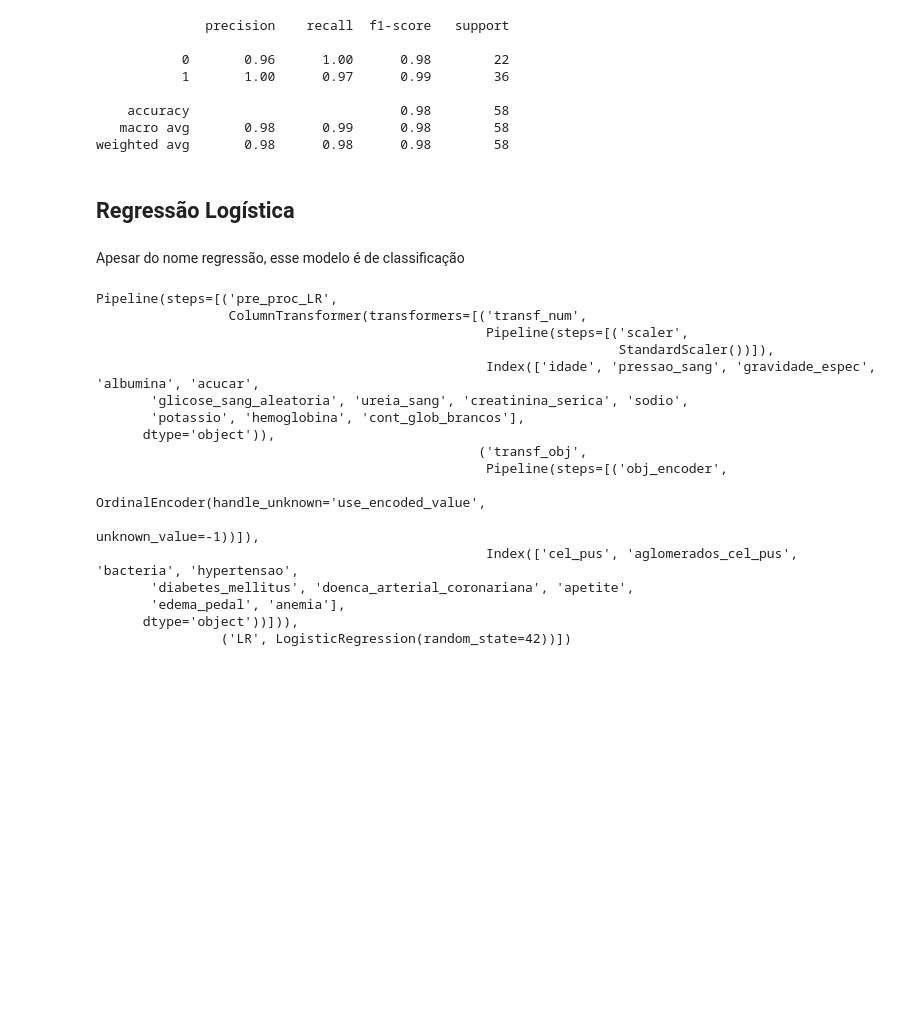
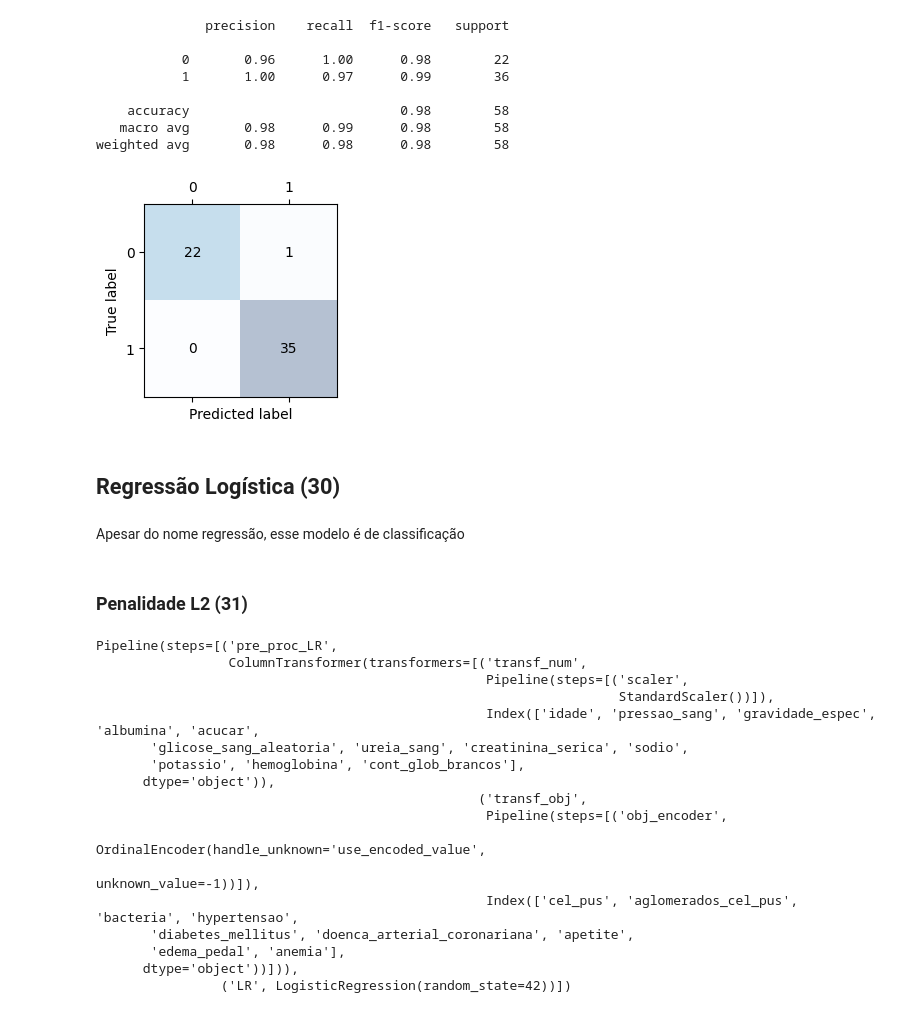
Before and after one commit to bbastos1310/projeto_mod5, a Jupyter notebook: projeto_modulo5.ipynb, the cells around one changed output. Cells and saved outputs as stored; diff of their text form; code cells hidden in the pictures; blank space fills up the shorter version.

```diff
--- a/projeto_modulo5.ipynb
+++ b/projeto_modulo5.ipynb
@@ -595,19 +917,20 @@ plt.show()
 # %% [markdown]
 ### Random Search
 # %%
-param_range_rs = {'Tree__max_depth': range(1,11)}
+param_range_rs = [{'Forest__n_estimators': range(20, 100, 5),
+                   'Forest__max_depth': [4, 6, 8]}]
 
-
-rs_tree = RandomizedSearchCV( estimator = pipe_tree,
+rs = RandomizedSearchCV( estimator = pipe_forest,
                          param_distributions = param_range_rs,
                          scoring = 'f1',
                          cv = 10,
                          refit = True,
                          n_jobs = -1,
                          random_state = 42,
-                         n_iter = 3)
-rs_tree = rs_tree.fit(X_train, y_train)
-rs_tree.best_score_
+                         n_iter = 6)
+
+rs = rs.fit(X_train, y_train)
+rs.best_score_
 # %% [output]
 0.9712418300653596
 # %%
@@ -649,5 +956,5 @@ tree.plot_tree(rs_tree.best_estimator_['Tree'],
 # %%
-y_pred = rs_tree.best_estimator_.predict(X_test)
+y_pred = rs.best_estimator_.predict(X_test)
 print(classification_report(y_pred, y_test))
 # %% [output]
               precision    recall  f1-score   support
@@ -658,8 +965,23 @@ print(classification_report(y_pred, y_test))
     accuracy                           0.98        58
    macro avg       0.98      0.99      0.98        58
 weighted avg       0.98      0.98      0.98        58
+# %%
+confmat = confusion_matrix(y_true = y_test, y_pred = y_pred)
+fig, cm_RF = plt.subplots(figsize=(2.5, 2.5))
+cm_RF.matshow(confmat, cmap=plt.cm.Blues, alpha=0.3)
+
+for i in range(confmat.shape[0]):
+    for j in range(confmat.shape[1]):
+        cm_RF.text(x=j, y=i,
+            s=confmat[i, j],
+            va='center', ha='center')
+plt.xlabel('Predicted label')
+plt.ylabel('True label')
+plt.show()
+# %% [output]
+[figure, added]
 # %% [markdown]
-## Regressão Logística
+## Regressão Logística (30)
 # %%
 pre_processing_LR = ColumnTransformer([
     ('transf_num', pipe_num, list_col_numx),
@@ -667,6 +989,8 @@ pre_processing_LR = ColumnTransformer([
 ])
 # %% [markdown]
 Apesar do nome regressão, esse modelo é de classificação
+# %% [markdown]
+### Penalidade L2 (31)
 # %%
 pipe_lr = Pipeline([
     ('pre_proc_LR', pre_processing_LR),
```
Also changed, not shown: parts of 56 cells of this notebook.
